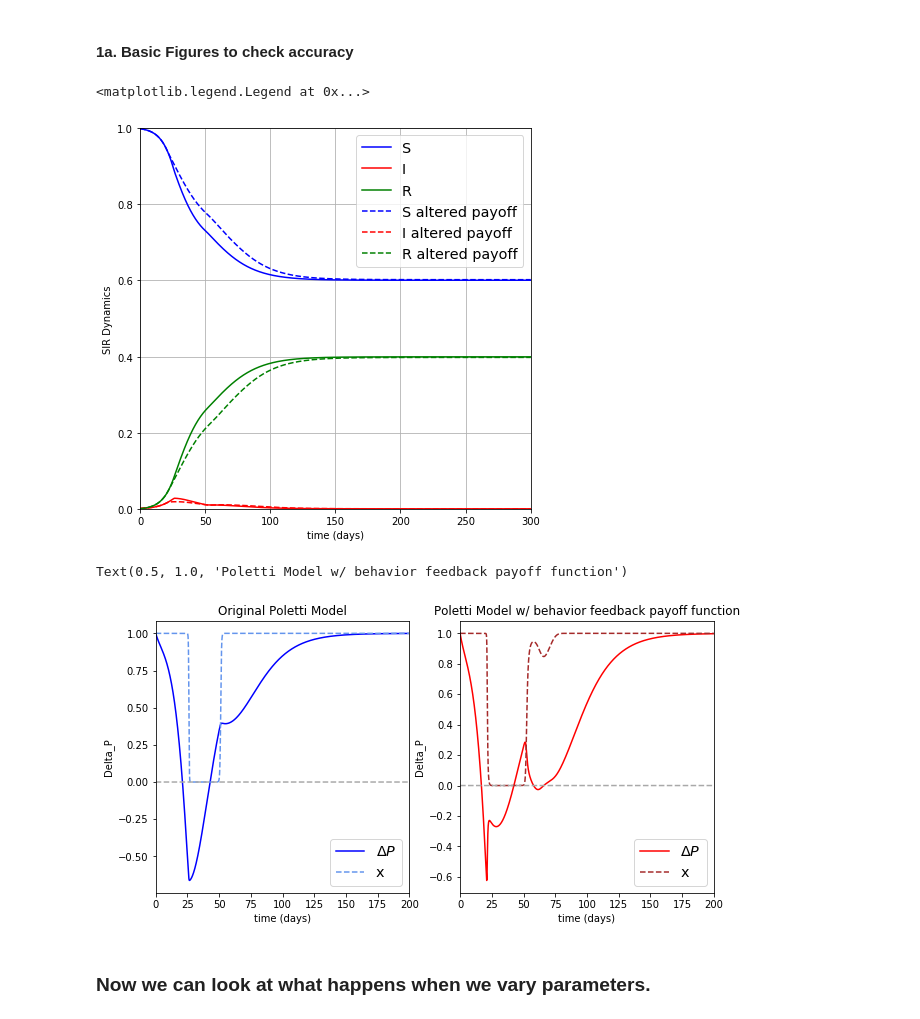
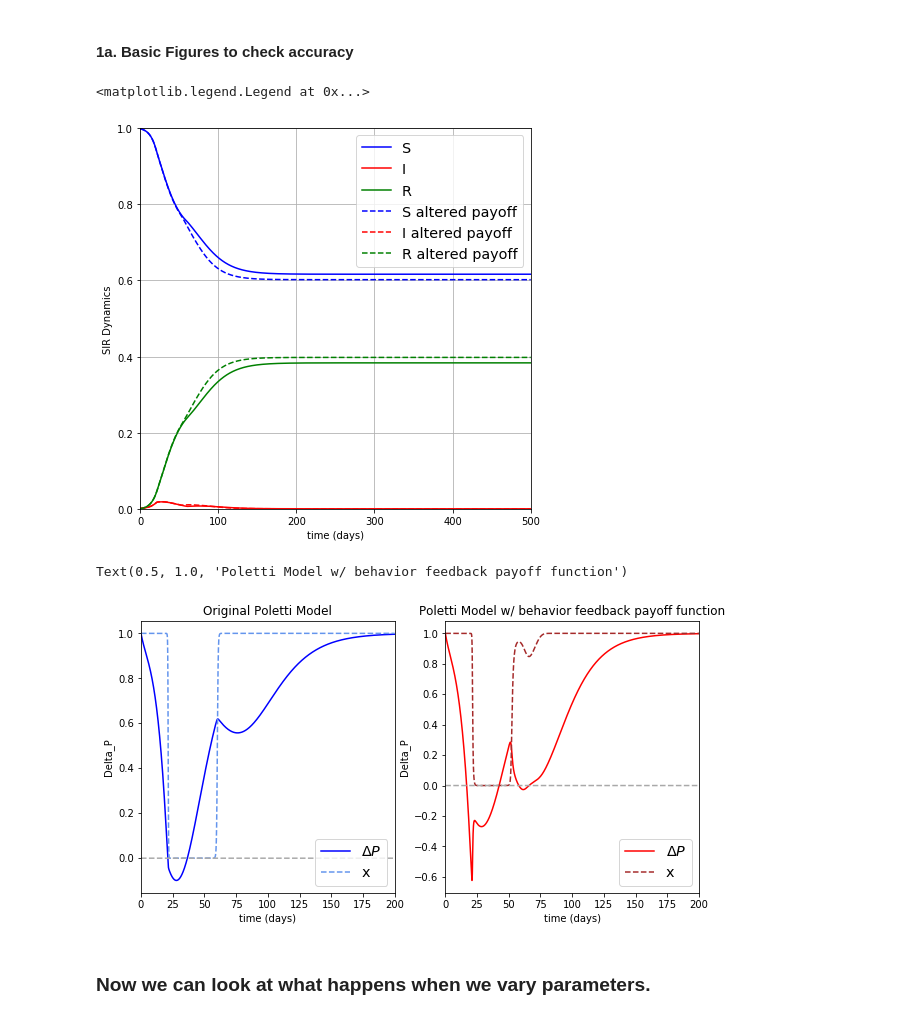
Before and after one commit to ajhaslam16/Impacts_of_behavior_SIR, a Jupyter notebook: Exploring_payoffB.ipynb, the cells around one changed output. Cells and saved outputs as stored; diff of their text form; code cells hidden in the pictures.

```diff
--- a/Exploring_payoffB.ipynb
+++ b/Exploring_payoffB.ipynb
@@ -64,42 +64,44 @@ M_0   = 0
 initial_state = np.array([Sn_0,Sa_0,IS_0,IAn_0,IAa_0,RS_0,RAn_0,RAa_0,M_0])
 time = np.arange(0,1000,0.005)
 
+
+# note that we must compare these also with what happens when you consider asymptomatics but not their potential behavior.
 sim_system_payoffB = odeint(ODE_models.SIRan_system_payoffB, initial_state, time, args=(params,))
-sim_system = odeint(ODE_models.SIRan_system, initial_state, time, args=(params,))
+sim_system = odeint(ODE_models.SIRan_system, initial_state, time, args=(params,True))
 # %% [markdown]
 #### 1a. Basic Figures to check accuracy
 # %%
 ## Plot combined S, I, and R compartments.
 
-fin_time = 300
+fin_time = 500
 
 matplotlib.rcParams['figure.figsize'] = [7, 7]
 fig, ax = plt.subplots()
 
 S = sim_system[:,0]+sim_system[:,1]
 I = sim_system[:,2]+sim_system[:,3]+sim_system[:,4]
 R = sim_system[:,5]+sim_system[:,6]+sim_system[:,7]
 
 Sb = sim_system_payoffB[:,0]+sim_system_payoffB[:,1]
 Ib = sim_system_payoffB[:,2]+sim_system_payoffB[:,3]+sim_system_payoffB[:,4]
 Rb = sim_system_payoffB[:,5]+sim_system_payoffB[:,6]+sim_system_payoffB[:,7]
 
 S_curve, = ax.plot(time, S, '-b',label='S')
 I_curve, = ax.plot(time, I, '-r',label='I')
 R_curve, = ax.plot(time, R, '-g',label='R')
 
 Sb_curve, = ax.plot(time, Sb, '--b',label='S altered payoff')
 Ib_curve, = ax.plot(time, Ib, '--r',label='I altered payoff')
 Rb_curve, = ax.plot(time, Rb, '--g',label='R altered payoff')
 
 ax.set(xlabel='time (days)', ylabel='SIR Dynamics')
 ax.set_ylim((0,1))
 ax.set_xlim((0,fin_time))
 ax.grid()
 ax.legend(loc='best',fontsize='x-large')
 # %% [output]
 <matplotlib.legend.Legend at 0x...>
-[figure, old version]
+[figure, new version]
 # %%
 fig, axes = plt.subplots(nrows=1, ncols=2, figsize=(10, 5))
 
@@ -140,7 +142,7 @@ ax1.set_title('Original Poletti Model')
 ax2.set_title('Poletti Model w/ behavior feedback payoff function')
 # %% [output]
 Text(0.5, 1.0, 'Poletti Model w/ behavior feedback payoff function')
-[figure, old version]
+[figure, new version]
 # %% [markdown]
 ### Now we can look at what happens when we vary parameters.
 # %% [markdown]
```
Also changed, not shown: parts of 9 cells of this notebook.
